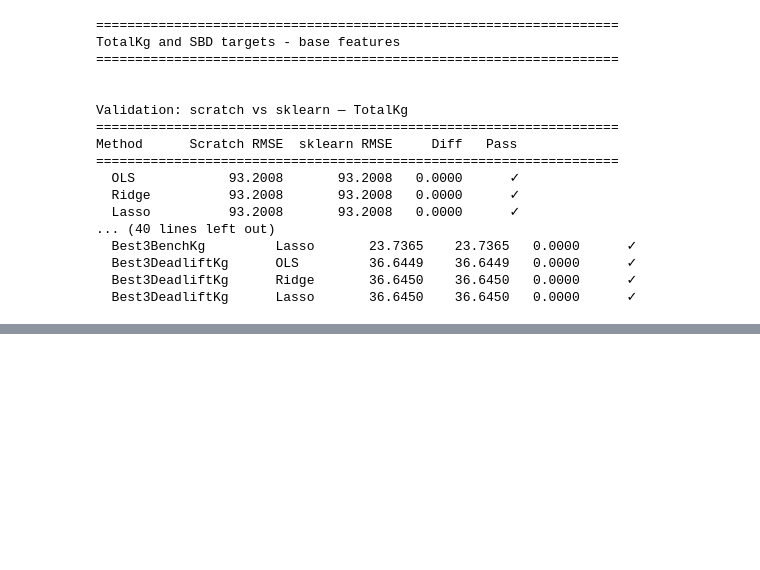
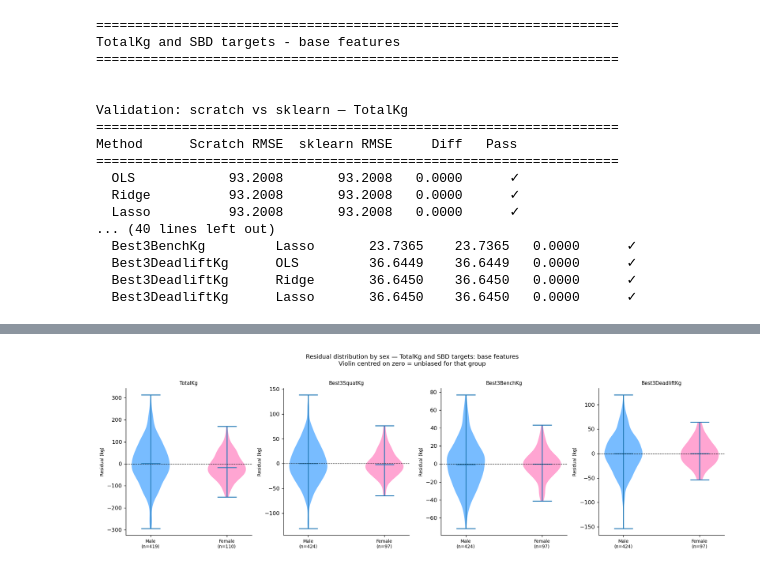
Before and after one commit to kostasrigatos/Greek-powerlifting-ML, a Jupyter notebook: greek_powerlifting_analysis.ipynb, the cells around one changed output, grey strips where cells are left out. Drawn from its saved outputs; the diff is of its cells as text; code cells hidden in the pictures; blank space fills up the shorter version.

```diff
--- a/greek_powerlifting_analysis.ipynb
+++ b/greek_powerlifting_analysis.ipynb
@@ -2992,0 +3580,86 @@ Method      Scratch RMSE  sklearn RMSE     Diff   Pass
+# %%
+sex_colours = ["dodgerblue", "hotpink"]
+
+fig, axes = plt.subplots(1, 4, figsize=(16, 5))
+
+for i, target in enumerate(all_targets_list):
+    ax = axes[i]
+    resid_all = all_residuals_base[i]
+
+    sex_labels = sex_te_base_total if target == "TotalKg" else sex_te_base_sbd
+
+    resid_m = resid_all[sex_labels == "M"]
+    resid_f = resid_all[sex_labels == "F"]
+
+    violin_components = ax.violinplot(
+        dataset=[resid_m, resid_f],
+        positions=[1, 2],
+        showmedians=True,
+        showextrema=True,
+    )
+
+    for body_index, body_polygon in enumerate(violin_components["bodies"]):
+        body_polygon.set_facecolor(sex_colours[body_index])
+        body_polygon.set_alpha(0.6)
+
+    ax.axhline(0, color="black", linewidth=0.8, linestyle="--")
+    ax.set_xticks([1, 2])
+    ax.set_xticklabels(
+        [f"Male\n(n={len(resid_m)})", f"Female\n(n={len(resid_f)})"], fontsize=8
+    )
+    ax.set_ylabel("Residual (kg)", fontsize=8)
+    ax.set_title(target, fontsize=9)
+
+plt.suptitle(
+    "Residual distribution by sex — TotalKg and SBD targets: base features\n"
+    "Violin centred on zero = unbiased for that group",
+    fontsize=11,
+    y=1.01,
+)
+plt.tight_layout()
+plt.savefig(plots_dir_p4 / "residuals_by_sex_base.png", bbox_inches="tight")
+plt.show()
+
+print('\n')
+
+fig, axes = plt.subplots(1, 4, figsize=(16, 5))
+
+for i, target in enumerate(all_targets_list):
+    ax = axes[i]
+    resid_all = all_residuals_age[i]
+
+    sex_labels = sex_te_age_total if target == "TotalKg" else sex_te_age_sbd
+
+    resid_m = resid_all[sex_labels == "M"]
+    resid_f = resid_all[sex_labels == "F"]
+
+    violin_components = ax.violinplot(
+        dataset=[resid_m, resid_f],
+        positions=[1, 2],
+        showmedians=True,
+        showextrema=True,
+    )
+
+    for body_index, body_polygon in enumerate(violin_components["bodies"]):
+        body_polygon.set_facecolor(sex_colours[body_index])
+        body_polygon.set_alpha(0.6)
+
+    ax.axhline(0, color="black", linewidth=0.8, linestyle="--")
+    ax.set_xticks([1, 2])
+    ax.set_xticklabels(
+        [f"Male\n(n={len(resid_m)})", f"Female\n(n={len(resid_f)})"], fontsize=8
+    )
+    ax.set_ylabel("Residual (kg)", fontsize=8)
+    ax.set_title(target, fontsize=9)
+
+plt.suptitle(
+    "Residual distribution by sex — TotalKg and SBD targets: age-augmented features\n"
+    "Violin centred on zero = unbiased for that group",
+    fontsize=11,
+    y=1.01,
+)
+plt.tight_layout()
+plt.savefig(plots_dir_p4 / "residuals_by_sex_age.png", bbox_inches="tight")
+plt.show()
+# %% [output]
+[figure, added]
```
Also changed, not shown: parts of 26 cells of this notebook, 1 other file.
